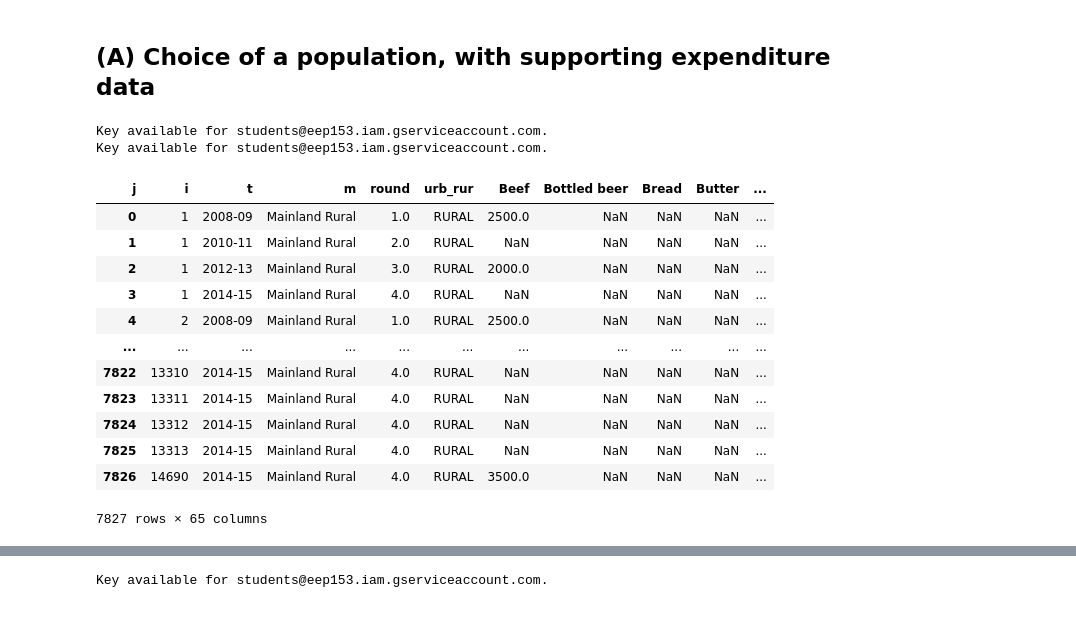
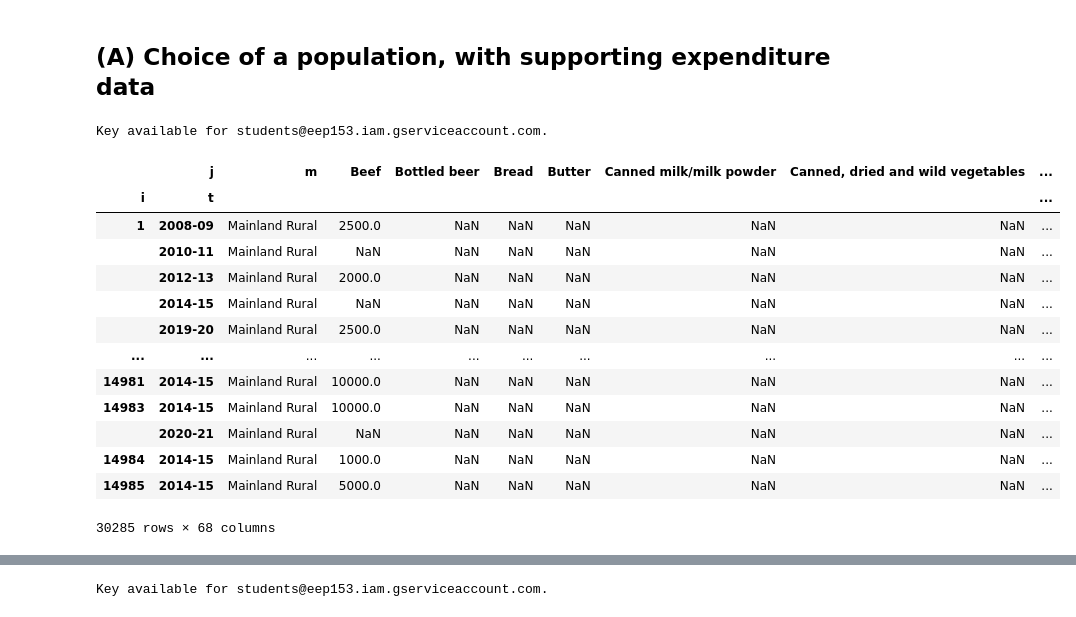
Before and after one commit to vkeroles/EEP153-SP23-Proj3, a Jupyter notebook: Team_E_food_demand.ipynb, the cells around one changed output, grey strips where cells are left out. Drawn from its saved outputs; the diff is of its cells as text; code cells hidden in the pictures.

Commit message:
Reformat expenditures with additional processed foods

```diff
--- a/Team_E_food_demand.ipynb
+++ b/Team_E_food_demand.ipynb
@@ -45,39 +45,35 @@ Tanzania_ProcessedFood_Data = '1UaFXpfQsB-VDq4MSVt2e9WoAXqc7Rmam_-u8dvcfleo'
 # %%
 import pandas as pd
 import numpy as np
 from eep153_tools.sheets import read_sheets
 
 # Pull Tazania Expenditures from Sheets
 x = read_sheets(Tanzania_Family_Data,sheet='Expenditures')
 x = x[x['m'] != 'Nan'] #Remove rows with no location
 x = x.astype({'i':'int64'})
 
 # Pull Tazania Household Info from Sheets & Clean
-t_map = {2008: '2008-09', 2010:'2010-11', 2012: '2012-13', 2014:'2014-15'} # Use to match year structure of Expenditures
-x_info = read_sheets(Tanzania_RuralUrban_Data,sheet='upd4_hh_a')
-x_info = x_info.loc[x_info['t'] < 2015] # Remove rows with years out of range
-x_info = x_info.replace({"t": t_map}) # Apply mapping
+t_map = {1: '2008-09', 2:'2010-11', 3: '2012-13', 4:'2014-15'} # Use to match round to year structure of Expenditures
 
-# Merge Urban and Rural Identification to Expenditures
-x = pd.merge(x, x_info,  how='left', left_on=['i','t'], right_on = ['i','t'])
 
 # Reformat Expedentures databases to match structure
-x = x.pivot_table(values='value_purchase', index=['i','t','m','round','urb_rur'], columns='j', aggfunc='first').reset_index()
+x = x.pivot_table(values='value_purchase', index=['i','t','m'], columns=['j'], aggfunc='first')
 x = x.replace(0,np.nan) # Replace zeros with missing
+x = x.reset_index(level=['m'])
 x
 # %% [output]
 Key available for students@eep153.iam.gserviceaccount.com.
-Key available for students@eep153.iam.gserviceaccount.com.
-| j | i | t | m | round | urb_rur | Beef | Bottled beer | Bread | Butter | ... |
-| 0 | 1 | 2008-09 | Mainland Rural | 1.0 | RURAL | 2500.0 | NaN | NaN | NaN | ... |
-| 1 | 1 | 2010-11 | Mainland Rural | 2.0 | RURAL | NaN | NaN | NaN | NaN | ... |
-| 2 | 1 | 2012-13 | Mainland Rural | 3.0 | RURAL | 2000.0 | NaN | NaN | NaN | ... |
-| 3 | 1 | 2014-15 | Mainland Rural | 4.0 | RURAL | NaN | NaN | NaN | NaN | ... |
-| 4 | 2 | 2008-09 | Mainland Rural | 1.0 | RURAL | 2500.0 | NaN | NaN | NaN | ... |
-| ... | ... | ... | ... | ... | ... | ... | ... | ... | ... | ... |
-| 7822 | 13310 | 2014-15 | Mainland Rural | 4.0 | RURAL | NaN | NaN | NaN | NaN | ... |
-| 7823 | 13311 | 2014-15 | Mainland Rural | 4.0 | RURAL | NaN | NaN | NaN | NaN | ... |
-| 7824 | 13312 | 2014-15 | Mainland Rural | 4.0 | RURAL | NaN | NaN | NaN | NaN | ... |
-| 7825 | 13313 | 2014-15 | Mainland Rural | 4.0 | RURAL | NaN | NaN | NaN | NaN | ... |
-| 7826 | 14690 | 2014-15 | Mainland Rural | 4.0 | RURAL | 3500.0 | NaN | NaN | NaN | ... |
+|  | j | m | Beef | Bottled beer | Bread | Butter | Canned milk/milk powder | Canned, dried and wild vegetables | ... |
+| i | t |  |  |  |  |  |  |  | ... |
+| 1 | 2008-09 | Mainland Rural | 2500.0 | NaN | NaN | NaN | NaN | NaN | ... |
+|  | 2010-11 | Mainland Rural | NaN | NaN | NaN | NaN | NaN | NaN | ... |
+|  | 2012-13 | Mainland Rural | 2000.0 | NaN | NaN | NaN | NaN | NaN | ... |
+|  | 2014-15 | Mainland Rural | NaN | NaN | NaN | NaN | NaN | NaN | ... |
+|  | 2019-20 | Mainland Rural | 2500.0 | NaN | NaN | NaN | NaN | NaN | ... |
+| ... | ... | ... | ... | ... | ... | ... | ... | ... | ... |
+| 14981 | 2014-15 | Mainland Rural | 10000.0 | NaN | NaN | NaN | NaN | NaN | ... |
+| 14983 | 2014-15 | Mainland Rural | 10000.0 | NaN | NaN | NaN | NaN | NaN | ... |
+|  | 2020-21 | Mainland Rural | NaN | NaN | NaN | NaN | NaN | NaN | ... |
+| 14984 | 2014-15 | Mainland Rural | 1000.0 | NaN | NaN | NaN | NaN | NaN | ... |
+| 14985 | 2014-15 | Mainland Rural | 5000.0 | NaN | NaN | NaN | NaN | NaN | ... |
-7827 rows × 65 columns
+30285 rows × 68 columns
```
Also changed, not shown: parts of 17 cells of this notebook.
